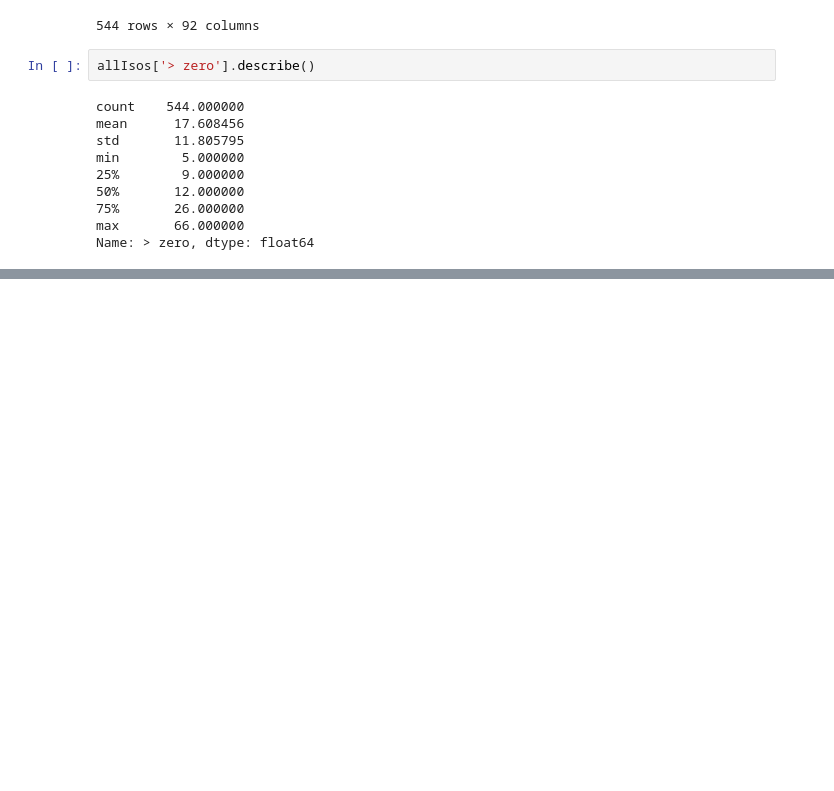
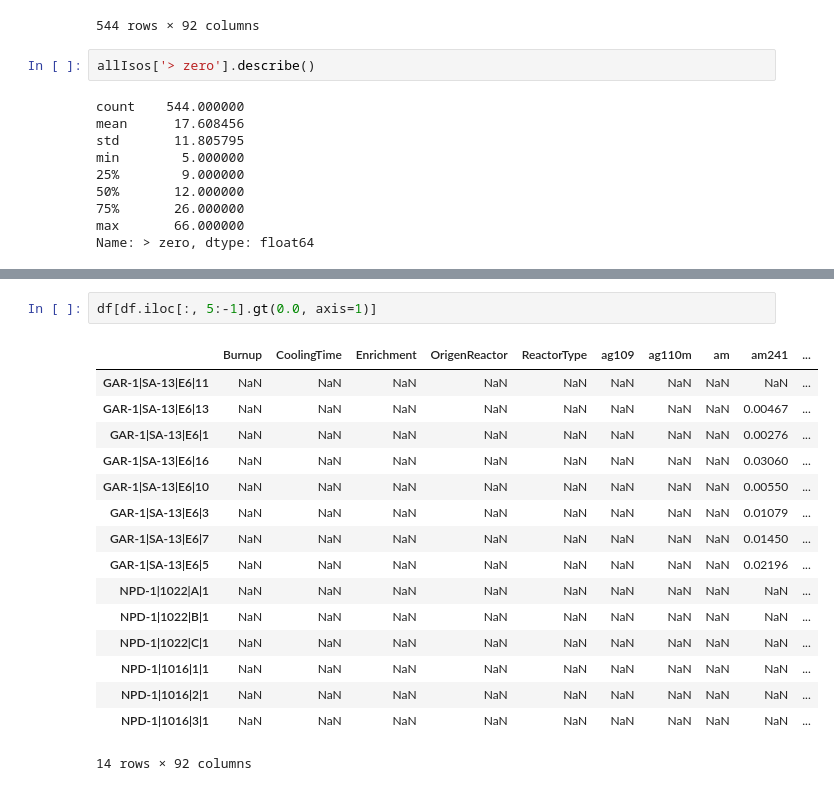
Before and after one commit to opotowsky/like-me-fuel, a Jupyter notebook: jupyter_notebooks/sfcompo_explore.ipynb, the cells around one changed output, grey strips where cells are left out. Cells and saved outputs as stored; diff of their text form; blank space fills up the shorter version.

```diff
--- a/jupyter_notebooks/sfcompo_explore.ipynb
+++ b/jupyter_notebooks/sfcompo_explore.ipynb
@@ -376,0 +391,19 @@ Name: > zero, dtype: float64
+# %%
+df[df.iloc[:, 5:-1].gt(0.0, axis=1)]
+# %% [output]
+|  | Burnup | CoolingTime | Enrichment | OrigenReactor | ReactorType | ag109 | ag110m | am | am241 | ... |
+| GAR-1|SA-13|E6|11 | NaN | NaN | NaN | NaN | NaN | NaN | NaN | NaN | NaN | ... |
+| GAR-1|SA-13|E6|13 | NaN | NaN | NaN | NaN | NaN | NaN | NaN | NaN | 0.00467 | ... |
+| GAR-1|SA-13|E6|1 | NaN | NaN | NaN | NaN | NaN | NaN | NaN | NaN | 0.00276 | ... |
+| GAR-1|SA-13|E6|16 | NaN | NaN | NaN | NaN | NaN | NaN | NaN | NaN | 0.03060 | ... |
+| GAR-1|SA-13|E6|10 | NaN | NaN | NaN | NaN | NaN | NaN | NaN | NaN | 0.00550 | ... |
+| GAR-1|SA-13|E6|3 | NaN | NaN | NaN | NaN | NaN | NaN | NaN | NaN | 0.01079 | ... |
+| GAR-1|SA-13|E6|7 | NaN | NaN | NaN | NaN | NaN | NaN | NaN | NaN | 0.01450 | ... |
+| GAR-1|SA-13|E6|5 | NaN | NaN | NaN | NaN | NaN | NaN | NaN | NaN | 0.02196 | ... |
+| NPD-1|1022|A|1 | NaN | NaN | NaN | NaN | NaN | NaN | NaN | NaN | NaN | ... |
+| NPD-1|1022|B|1 | NaN | NaN | NaN | NaN | NaN | NaN | NaN | NaN | NaN | ... |
+| NPD-1|1022|C|1 | NaN | NaN | NaN | NaN | NaN | NaN | NaN | NaN | NaN | ... |
+| NPD-1|1016|1|1 | NaN | NaN | NaN | NaN | NaN | NaN | NaN | NaN | NaN | ... |
+| NPD-1|1016|2|1 | NaN | NaN | NaN | NaN | NaN | NaN | NaN | NaN | NaN | ... |
+| NPD-1|1016|3|1 | NaN | NaN | NaN | NaN | NaN | NaN | NaN | NaN | NaN | ... |
+14 rows × 92 columns
```
Also changed, not shown: parts of 2 cells of this notebook.
